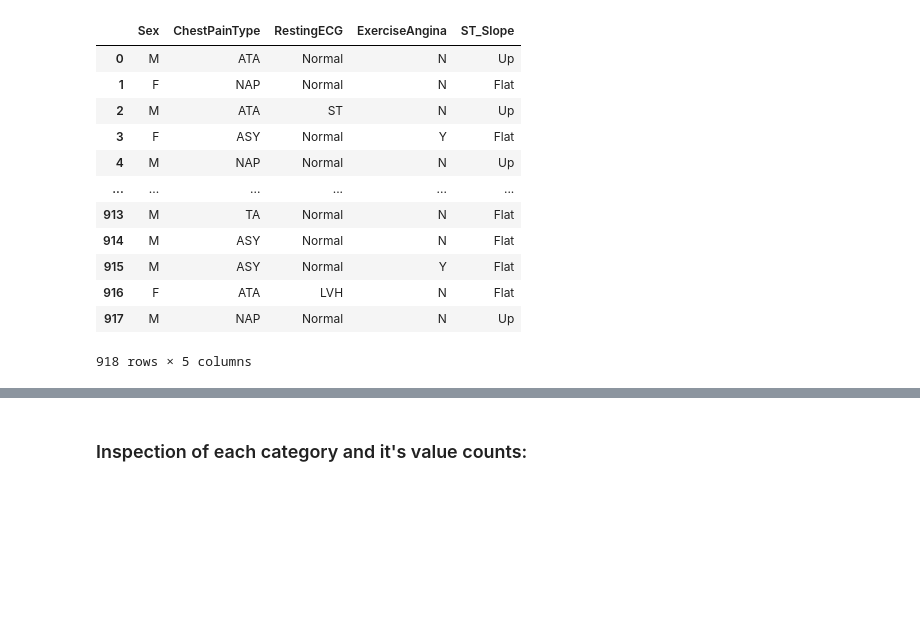
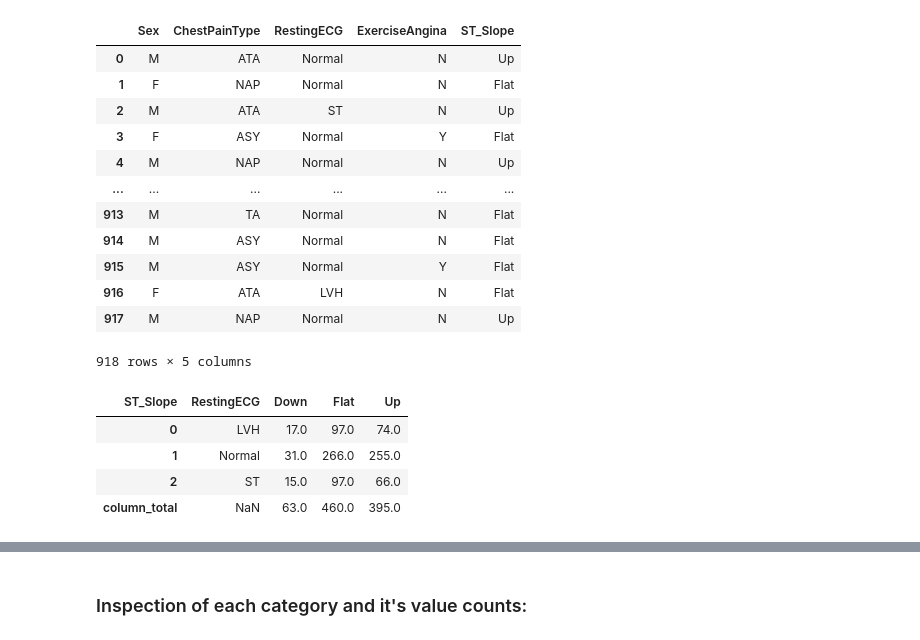
Before and after one commit to Luka-998/ml-concepts-visualized, a Jupyter notebook: DecisionTrees/03_HeartDataCompletePipeline.ipynb, the cells around one changed output, grey strips where cells are left out. Saved outputs shown, nothing was run; the diff lists cells and outputs as text; code cells hidden in the pictures; blank space fills up the shorter version.

```diff
--- a/DecisionTrees/03_HeartDataCompletePipeline.ipynb
+++ b/DecisionTrees/03_HeartDataCompletePipeline.ipynb
@@ -198,3 +198,5 @@ categorical
 | 916 | F | ATA | LVH | N | Flat |
 | 917 | M | NAP | Normal | N | Up |
 918 rows × 5 columns
+# %%
+z = pd.crosstab(categorical['RestingECG'],categorical['ST_Slope'])
@@ -200,0 +212,8 @@ categorical
+# %%
+z_new
+# %% [output]
+| ST_Slope | RestingECG | Down | Flat | Up |
+| 0 | LVH | 17.0 | 97.0 | 74.0 |
+| 1 | Normal | 31.0 | 266.0 | 255.0 |
+| 2 | ST | 15.0 | 97.0 | 66.0 |
+| column_total | NaN | 63.0 | 460.0 | 395.0 |
```
Also changed, not shown: parts of 84 cells of this notebook.
